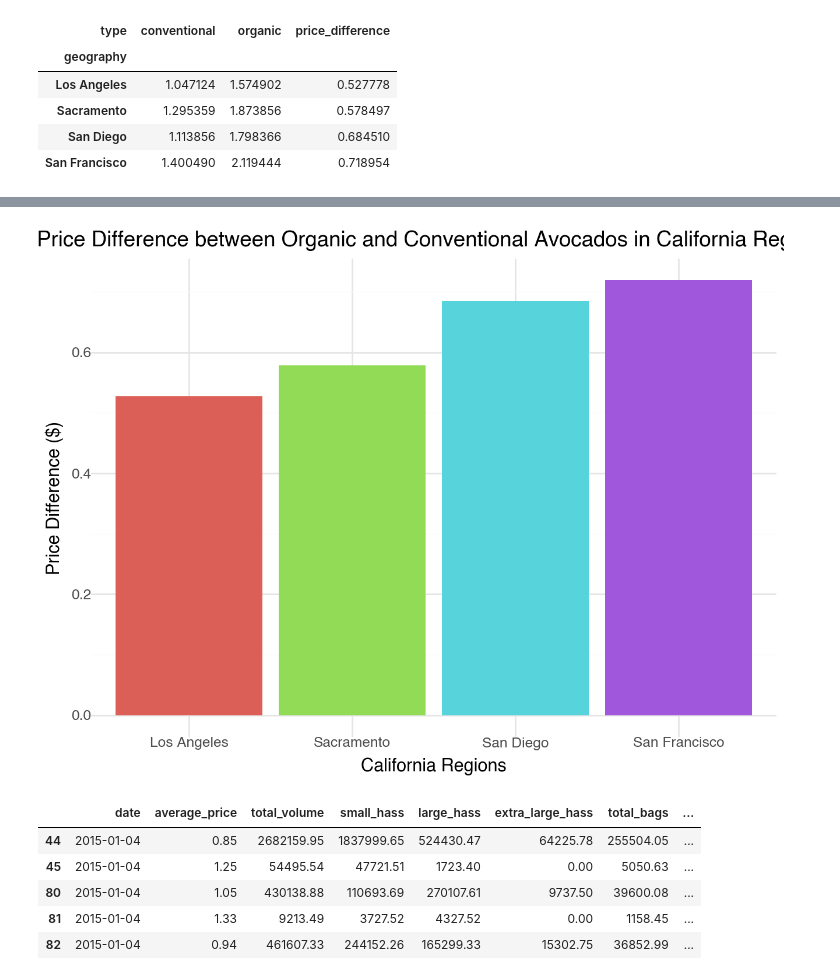
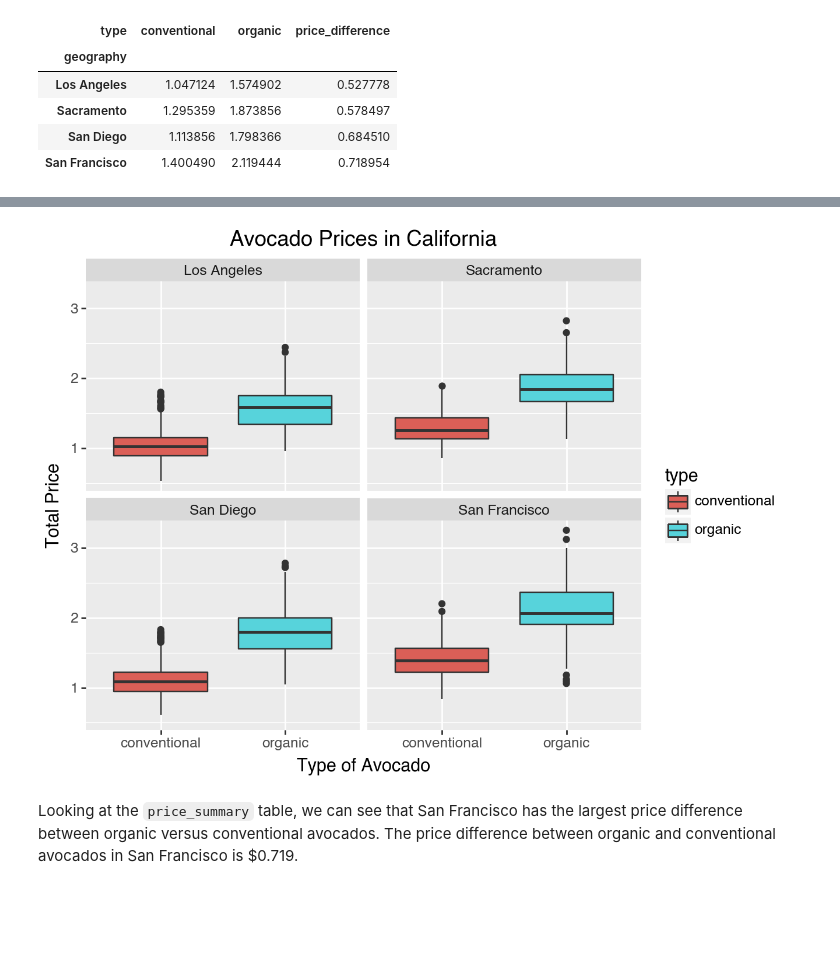
Before and after one commit to smilburn529/Lab-2, a Jupyter notebook: Lab-2.ipynb, the cells around one changed output, grey strips where cells are left out. Drawn from its saved outputs; the diff is of its cells as text; code cells hidden in the pictures; blank space fills up the shorter version.

```diff
--- a/Lab-2.ipynb
+++ b/Lab-2.ipynb
@@ -70,11 +68,11 @@ region_mapping = {
     'Midsouth': 'Major Region',
     'Great Lakes': 'Major Region',
     'Plains': 'Major Region',
-
-    'California': 'State-Level Region',
-    'South Carolina': 'State-Level Region',
-    'West Tex/New Mexico': 'State-Level Region',
-    'Northern New England': 'State-Level Region',
+    'California': 'Major Region',
+    'South Carolina': 'Major Region',
+    'West Tex/New Mexico': 'Major Region',
+    'Northern New England': 'Major Region',
+    'Total U.S.': 'Total U.S.',
 
     'Albany': 'Metro Region',
     'Atlanta': 'Metro Region',
@@ -117,9 +115,7 @@ region_mapping = {
     'Spokane': 'Metro Region',
     'St. Louis': 'Metro Region',
     'Syracuse': 'Metro Region',
-    'Tampa': 'Metro Region',
-
-    'Total U.S.': 'Total U.S.'
+    'Tampa': 'Metro Region'
 }
 
 # Create a new region type column based on the mapping
@@ -254,23 +235,14 @@ price_summary_long = pd.melt(price_summary, id_vars='geography', value_vars=['or
-# %%
-
-(ggplot(price_summary, aes(x='geography', y='price_difference', fill='geography')) +
-    geom_bar(stat='identity') +
-    theme_minimal() +
-    guides(fill=False) +
-    labs(
-        title='Price Difference between Organic and Conventional Avocados in California Regions',
-        x='California Regions',
-        y='Price Difference ($)')
-)
-# %% [output]
-[figure, removed]
-# %%
-california.head()
-# %% [output]
-|  | date | average_price | total_volume | small_hass | large_hass | extra_large_hass | total_bags | ... |
-| 44 | 2015-01-04 | 0.85 | 2682159.95 | 1837999.65 | 524430.47 | 64225.78 | 255504.05 | ... |
-| 45 | 2015-01-04 | 1.25 | 54495.54 | 47721.51 | 1723.40 | 0.00 | 5050.63 | ... |
-| 80 | 2015-01-04 | 1.05 | 430138.88 | 110693.69 | 270107.61 | 9737.50 | 39600.08 | ... |
-| 81 | 2015-01-04 | 1.33 | 9213.49 | 3727.52 | 4327.52 | 0.00 | 1158.45 | ... |
-| 82 | 2015-01-04 | 0.94 | 461607.33 | 244152.26 | 165299.33 | 15302.75 | 36852.99 | ... |
+# %%
+(
+ggplot(california, aes(x='type', y='average_price', fill = 'type')) +
+geom_boxplot() +
+facet_wrap('~geography') +
+labs(title='Avocado Prices in California',
+    x='Type of Avocado',
+    y='Total Price')
+)
+# %% [output]
+[figure, added]
+# %% [markdown]
+Looking at the `price_summary` table, we can see that San Francisco has the largest price difference between organic versus conventional avocados. The price difference between organic and conventional avocados in San Francisco is $0.719.
 # %% [markdown]
```
Also changed, not shown: parts of 32 cells of this notebook, 3 other files.
